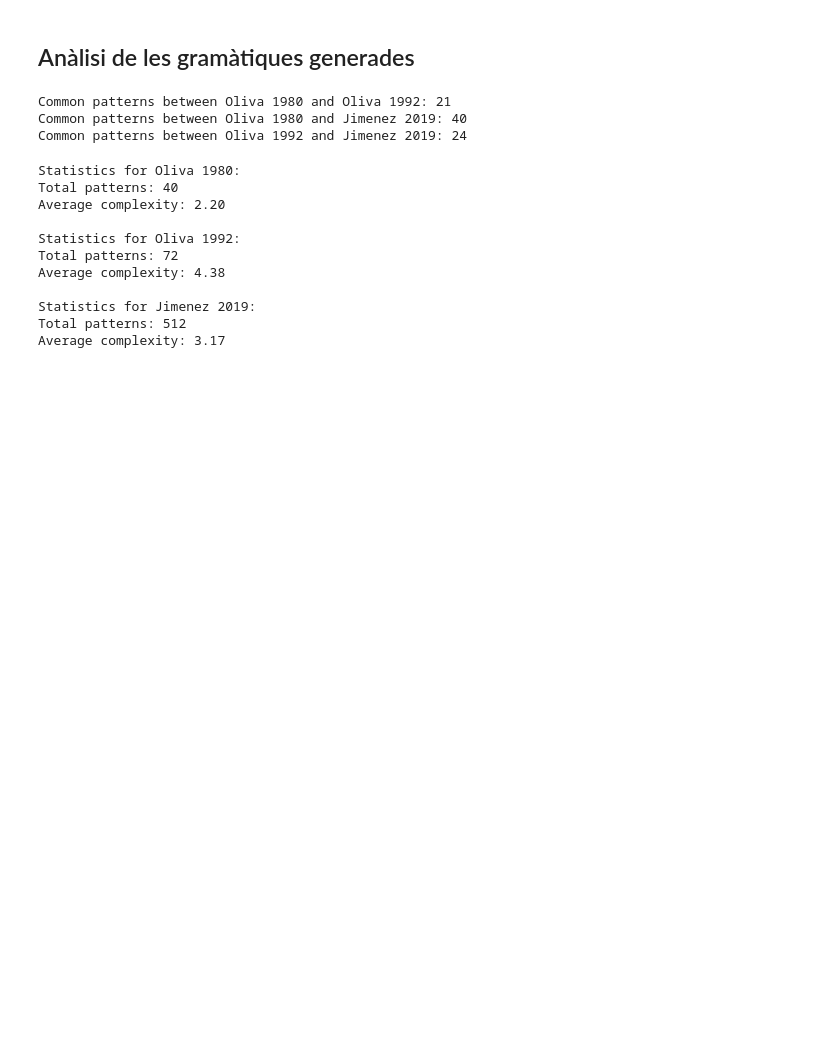
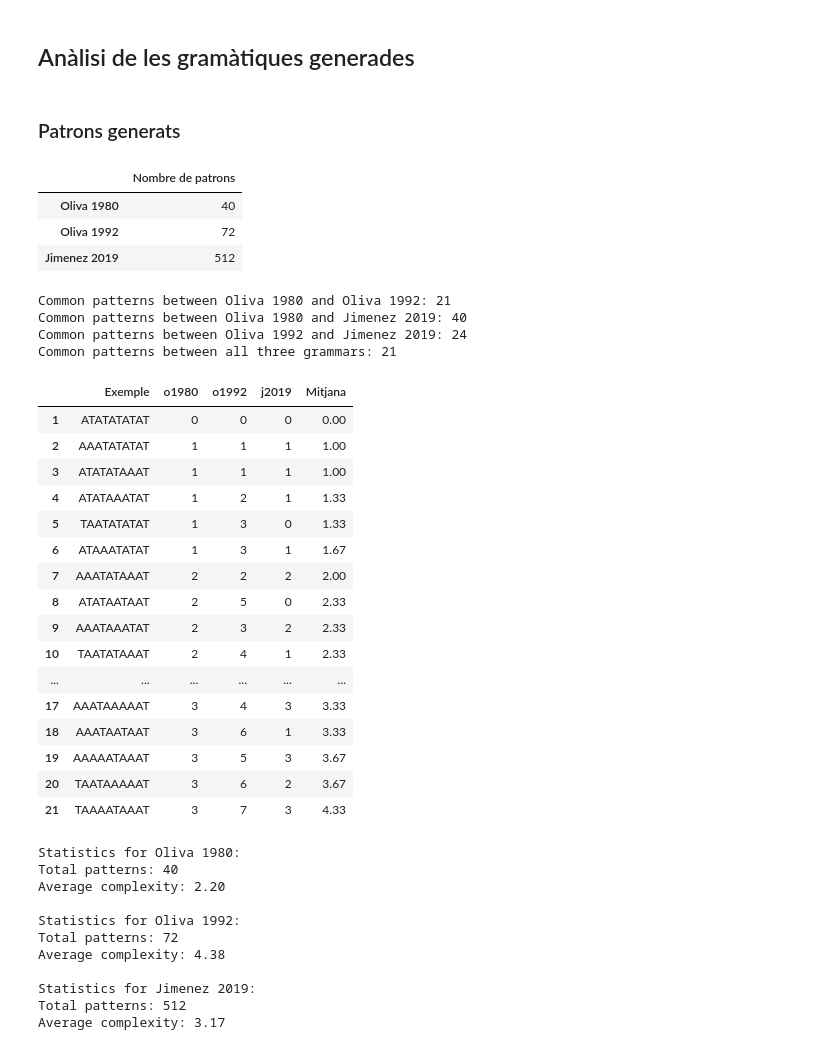
Before and after one commit to garaupere/decaGEN, a Jupyter notebook: tesi/analisi.ipynb, the cells around one changed output. Saved outputs shown, nothing was run; the diff lists cells and outputs as text; code cells hidden in the pictures; blank space fills up the shorter version.

Commit message:
Refactor imports and enhance analysis notebook with new functions for pattern complexity evaluation

```diff
--- a/tesi/analisi.ipynb
+++ b/tesi/analisi.ipynb
@@ -10,6 +9,25 @@ o1992 = grammar(model, gen.oliva1992b, eval.oliva1992b, False)
 j2019 = grammar('', gen.jimenez2019, eval.jimenez2019, False)
 # %% [markdown]
 ## Anàlisi de les gramàtiques generades
+# %% [markdown]
+### Patrons generats
+# %%
+# Compta en un únic dataframe els patrons generats per cada gramàtica
+grammars = {
+    'Oliva 1980': o1980,
+    'Oliva 1992': o1992,
+    'Jimenez 2019': j2019
+}
+counts = {}
+for name, df in grammars.items():
+    counts = {name: len(df) for name, df in grammars.items()}
+    counts = pd.DataFrame.from_dict(counts, orient='index', columns=['Nombre de patrons'])
+counts
+# %% [output]
+|  | Nombre de patrons |
+| Oliva 1980 | 40 |
+| Oliva 1992 | 72 |
+| Jimenez 2019 | 512 |
 # %%
 # identifica els patrons comuns entre les gramàtiques (df)
 def common_patterns(df1, df2):
@@ -24,10 +42,60 @@ common_o1992_j2019 = common_patterns(o1992, j2019)
 print('Common patterns between Oliva 1980 and Oliva 1992:', len(common_o1980_o1992))
 print('Common patterns between Oliva 1980 and Jimenez 2019:', len(common_o1980_j2019))
 print('Common patterns between Oliva 1992 and Jimenez 2019:', len(common_o1992_j2019))
+
+# identifica els patrons que són comuns a les tres gramàtiques
+def common_patterns_three(df1, df2, df3):
+    patterns1 = set(df1['Exemple'])
+    patterns2 = set(df2['Exemple'])
+    patterns3 = set(df3['Exemple'])
+    common = patterns1.intersection(patterns2).intersection(patterns3)
+    return common
+common_all = common_patterns_three(o1980, o1992, j2019)
+print('Common patterns between all three grammars:', len(common_all))
 # %% [output]
 Common patterns between Oliva 1980 and Oliva 1992: 21
 Common patterns between Oliva 1980 and Jimenez 2019: 40
 Common patterns between Oliva 1992 and Jimenez 2019: 24
+Common patterns between all three grammars: 21
+# %%
+# a partir de common_all genera un df amb els patrons comuns a les tres gramàtiques i el valor de complexitat de cada gramàtica per a cada patró
+def common_patterns_df(df1, df2, df3, common_patterns):
+    common_df = pd.DataFrame({'Exemple': list(common_patterns)})
+    def get_complexity(row, df, col_name):
+        if row['Exemple'] in df['Exemple'].values:
+            return df.loc[df['Exemple'] == row['Exemple'], 'Complexitat'].values[0]
+        return None
+    common_df['o1980'] = common_df.apply(lambda row: get_complexity(row, df1, 'Complexitat'), axis=1)
+    common_df['o1992'] = common_df.apply(lambda row: get_complexity(row, df2, 'Complexitat'), axis=1)
+    common_df['j2019'] = common_df.apply(lambda row: get_complexity(row, df3, 'Complexitat'), axis=1)
+    return common_df
+common_patterns_dataframe = common_patterns_df(o1980, o1992, j2019, common_all)
+# afegeix una columna de complexitat mitjana
+common_patterns_dataframe['Mitjana'] = round(common_patterns_dataframe[['o1980', 'o1992', 'j2019']].mean(axis=1), 2)
+# ordena per complexitat mitjana
+common_patterns_dataframe = common_patterns_dataframe.sort_values(by='Mitjana')
+common_patterns_dataframe = common_patterns_dataframe.reset_index(drop=True)
+common_patterns_dataframe.index = common_patterns_dataframe.index + 1
+common_patterns_dataframe.to_excel('common_patterns.xlsx', index=False)
+common_patterns_dataframe
+# %% [output]
+|  | Exemple | o1980 | o1992 | j2019 | Mitjana |
+| 1 | ATATATATAT | 0 | 0 | 0 | 0.00 |
+| 2 | AAATATATAT | 1 | 1 | 1 | 1.00 |
+| 3 | ATATATAAAT | 1 | 1 | 1 | 1.00 |
+| 4 | ATATAAATAT | 1 | 2 | 1 | 1.33 |
+| 5 | TAATATATAT | 1 | 3 | 0 | 1.33 |
+| 6 | ATAAATATAT | 1 | 3 | 1 | 1.67 |
+| 7 | AAATATAAAT | 2 | 2 | 2 | 2.00 |
+| 8 | ATATAATAAT | 2 | 5 | 0 | 2.33 |
+| 9 | AAATAAATAT | 2 | 3 | 2 | 2.33 |
+| 10 | TAATATAAAT | 2 | 4 | 1 | 2.33 |
+| ... | ... | ... | ... | ... | ... |
+| 17 | AAATAAAAAT | 3 | 4 | 3 | 3.33 |
+| 18 | AAATAATAAT | 3 | 6 | 1 | 3.33 |
+| 19 | AAAAATAAAT | 3 | 5 | 3 | 3.67 |
+| 20 | TAATAAAAAT | 3 | 6 | 2 | 3.67 |
+| 21 | TAAAATAAAT | 3 | 7 | 3 | 4.33 |
 # %%
 # Genera un únic dataframe amb tots els patrons. Elimina duplicats, però afegeix una columna que indica en quines gramàtiques apareix cada patró. Desa també el valor de complexitat de cada gramàtica per a cada patró: 'complexitat_o1980', 'complexitat_o1992', 'complexitat_j2019'
 def merge_grammars(df1, df2, df3):
```
Also changed, not shown: parts of 6 cells of this notebook, 4 other files.
